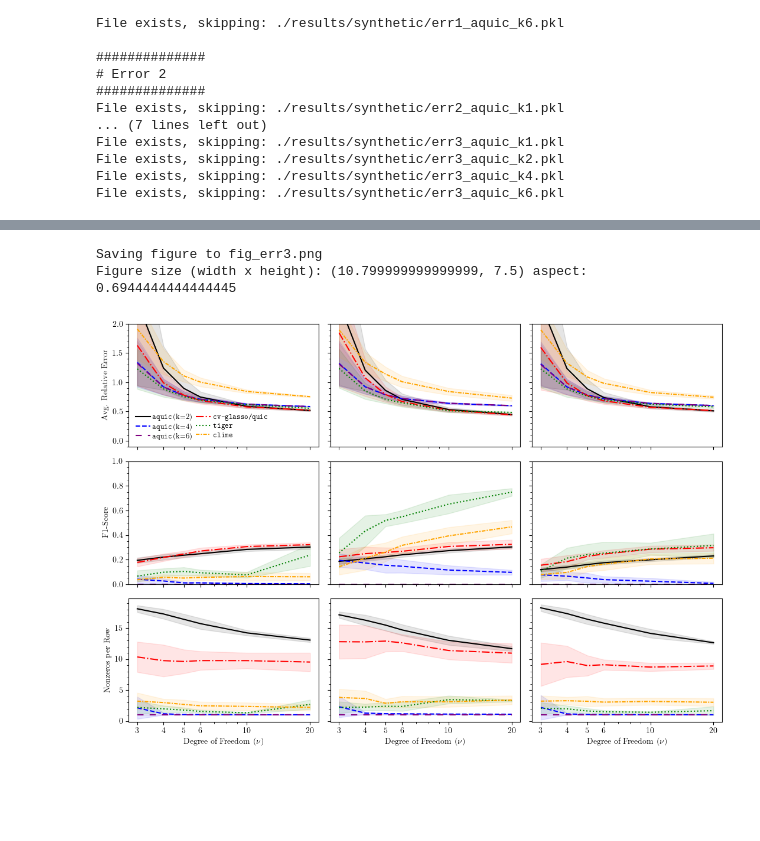
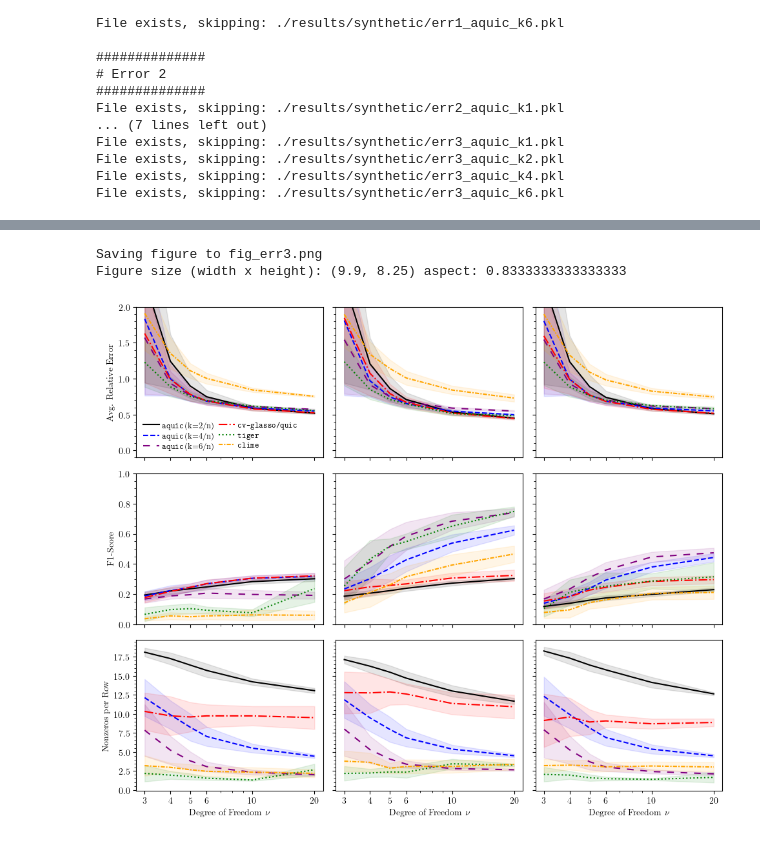
Before and after one commit to aefty/aquic, a Jupyter notebook: test_synthetic_other.ipynb, the cells around one changed output, grey strips where cells are left out. Cells and saved outputs as stored; diff of their text form; code cells hidden in the pictures; blank space fills up the shorter version.

```diff
--- a/test_synthetic_other.ipynb
+++ b/test_synthetic_other.ipynb
@@ -851,7 +851,9 @@ x_line, dataframe       = pd.read_pickle(f"{folder_name}/err1.pkl")
 _,      dataframe_aquic = pd.read_pickle(f"{folder_name}/err1_aquic_k2.pkl")
 
 line_style = [(0, (5, 5)), "-", "--", "-.", ":", (0, (3, 1, 1, 1))]
-fig, axs   = make_plot(5, 3, s=[1.2, 1], sharex=True, sharey="row")
+fig, axs   = make_plot(5, 3, s=[1.1, 1.1], sharex=True, sharey="row")
+
+fig.subplots_adjust(wspace=0.0, hspace=0.0)
 
 line_alpha, fill_alpha, std_band = 1.0, 0.15, 1
 data_types = ["cluster", "band", "hub"]
@@ -988,6 +990,7 @@ axs[i, 0].minorticks_on()
 axs[i, 0].set_xscale("log", base=2)
 axs[i, 0].legend(loc="lower right", frameon=False, fontsize=9, ncol=1, labelspacing=0.3, handletextpad=0.3)
 
+fig.show()
 fig_name = "fig_err1.png"
 print("Saving figure to", fig_name)
 fig.savefig(fig_name, dpi=300)
@@ -1003,7 +1006,9 @@ x_line, dataframe       = pd.read_pickle(f"{folder_name}/err2.pkl")
 _,      dataframe_aquic = pd.read_pickle(f"{folder_name}/err2_aquic_k2.pkl")
 
 line_style = [(0, (5, 5)), "-", "--", "-.", ":", (0, (3, 1, 1, 1))]
-fig, axs   = make_plot(5, 3, s=[1.2, 1], sharex=True, sharey="row")
+fig, axs   = make_plot(5, 3, s=[1.1, 1.1], sharex=True, sharey="row")
+
+fig.subplots_adjust(wspace=0.0, hspace=0.0)
 
 line_alpha, fill_alpha, std_band = 1.0, 0.15, 1
 data_types = ["cluster", "band", "hub"]
@@ -1138,6 +1143,7 @@ axs[i, 0].minorticks_on()
 
 axs[i, 0].legend(loc="lower right", frameon=False, fontsize=9, ncol=1, labelspacing=0.3, handletextpad=0.3)
 
+fig.show()
 fig_name = "fig_err2.png"
 print("Saving figure to", fig_name)
 fig.savefig(fig_name, dpi=300)
@@ -1155,14 +1161,16 @@ _,      dataframe_aquic_k4 = pd.read_pickle(f"{folder_name}/err3_aquic_k4.pkl")
 _,      dataframe_aquic_k6 = pd.read_pickle(f"{folder_name}/err3_aquic_k6.pkl")
 
 line_style = [(0, (5, 5)), "-", "--", "-.", ":", (0, (3, 1, 1, 1))]
-fig, axs   = make_plot(3, 3, s=[1.2, 1], sharex=True, sharey="row")
+fig, axs   = make_plot(3, 3, s=[1.1, 1.1], sharex=True, sharey="row")
+
+fig.subplots_adjust(wspace=0.0, hspace=0.0)
 
 line_alpha, fill_alpha, std_band = 1.0, 0.1, 1
 data_types = ["cluster", "band", "hub"]
 
-aquic_id1, aquic_id1_label = "aquic1", r"\texttt{aquic}\,(k=2)" # c=30
-aquic_id2, aquic_id2_label = "aquic2", r"\texttt{aquic}\,(k=4)" # c=30
-aquic_id3, aquic_id3_label = "aquic3", r"\texttt{aquic}\,(k=6)" # c=30
+aquic_id1, aquic_id1_label = "aquic1", r"\texttt{aquic}\,(k=2/n)" # c=30
+aquic_id2, aquic_id2_label = "aquic1", r"\texttt{aquic}\,(k=4/n)" # c=30
+aquic_id3, aquic_id3_label = "aquic1", r"\texttt{aquic}\,(k=6/n)" # c=30
 
 i = 0
 # Avg Relative Error (avg of C and iC)
@@ -1222,32 +1230,33 @@ for j, dt in enumerate(data_types):
         (dataframe_aquic_k2, aquic_id1, "black",   line_style[1], aquic_id1_label),
         (dataframe_aquic_k4, aquic_id2, "blue",    line_style[2], aquic_id2_label),
         (dataframe_aquic_k6, aquic_id3, "purple",  line_style[0], aquic_id3_label),
         (dataframe,         "glasso",  "red",      line_style[3], r"$\texttt{glasso}$"),
         (dataframe,         "tiger",   "green",    line_style[4], r"$\texttt{tiger}$"),
         (dataframe,         "clime",   "orange",   line_style[5], r"$\texttt{clime}$"),
     ]:
         obj = src[dt][key]
         m, v = obj.nnz.mean(0), obj.nnz.std(0) * std_band
         m = m + 1 # This was computed as off-diag nnz per row, we change it nnz per row
 
         axs[i, j].semilogx(x_line, m, color=col, linestyle=ls, label=lab, alpha=line_alpha)
         axs[i, j].fill_between(x_line, m + v, m - v, alpha=fill_alpha, color=col)
 
         axs[i, j].set_xlabel(r'Degree of Freedom $\nu$')
         axs[i, j].set_xticks(x_line)
         axs[i, j].get_xaxis().set_major_formatter(ScalarFormatter())
         axs[i, j].ticklabel_format(style='plain', axis='x') # force plain
 
 axs[i, 0].set_ylim([-.1, None])
 axs[i, 0].set_ylabel(r"Nonzeros per Row")
 axs[i, 0].minorticks_on()
 
+fig.show()
 fig_name = "fig_err3.png"
 print("Saving figure to", fig_name)
 fig.savefig(fig_name, dpi=300)
 w, h = fig.get_size_inches()
 print("Figure size (width x height):", (w, h), "aspect:", h / w)
 # %% [output]
 Saving figure to fig_err3.png
-Figure size (width x height): (10.799999999999999, 7.5) aspect: 0.6944444444444445
+Figure size (width x height): (9.9, 8.25) aspect: 0.8333333333333333
-[figure, old version]
+[figure, new version]
```
Also changed, not shown: parts of 2 cells of this notebook, 14 other files.
